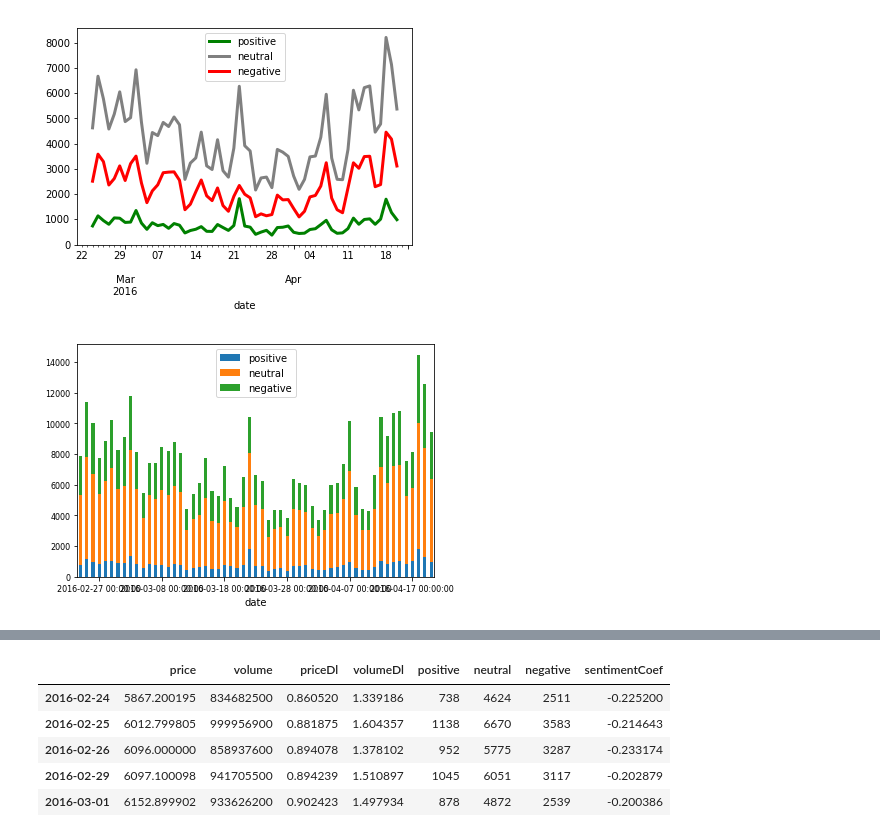
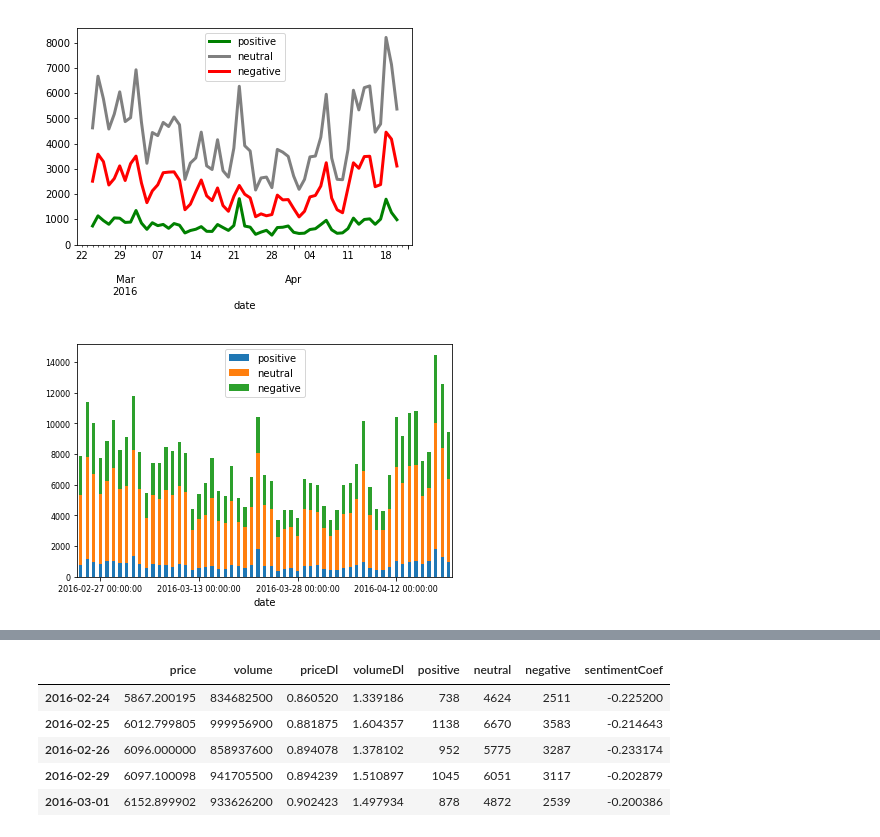
Before and after one commit to baryev/autoregressive-model, a Jupyter notebook: old_sentimentsAnalysis.ipynb, the cells around one changed output, grey strips where cells are left out. Cells and saved outputs as stored; diff of their text form; code cells hidden in the pictures.

```diff
--- a/sentimentsAnalysis.ipynb
+++ b/old_sentimentsAnalysis.ipynb
@@ -4,12 +4,13 @@ import pandas as pd
 import datetime as dt
 import cmath
 import matplotlib.pyplot as plt
+import matplotlib.dates as mdates
 
 from sklearn.linear_model import LinearRegression
-from sklearn.metrics import mean_squared_error
+from sklearn.metrics import mean_squared_error, mean_absolute_error
 
 %pylab inline
-pylab.rcParams['figure.figsize'] = (2, 1)
+#pylab.rcParams['figure.figsize'] = (2, 1)
 # %% [output]
 Populating the interactive namespace from numpy and matplotlib
 # %%
@@ -72,14 +73,14 @@ results[['positive', 'neutral', 'negative']].plot(linewidth = 3,
 # %%
 results[['positive','neutral','negative']].plot.bar(stacked=True);
 
 plt.tick_params(axis='both', which='both', labelsize=8)
 
-plt.xticks(plt.xticks()[0][3::10],
-           plt.xticks()[1][3::10])
+plt.xticks(plt.xticks()[0][3::15],
+           plt.xticks()[1][3::15])
 plt.xticks(rotation=0)
 plt.tight_layout()
 
 plt.savefig('images\stacked_bar.png')
 plt.show()
 # %% [output]
-[figure, old version]
+[figure, new version]
```
Also changed, not shown: parts of 3 cells of this notebook, 5 other files.
